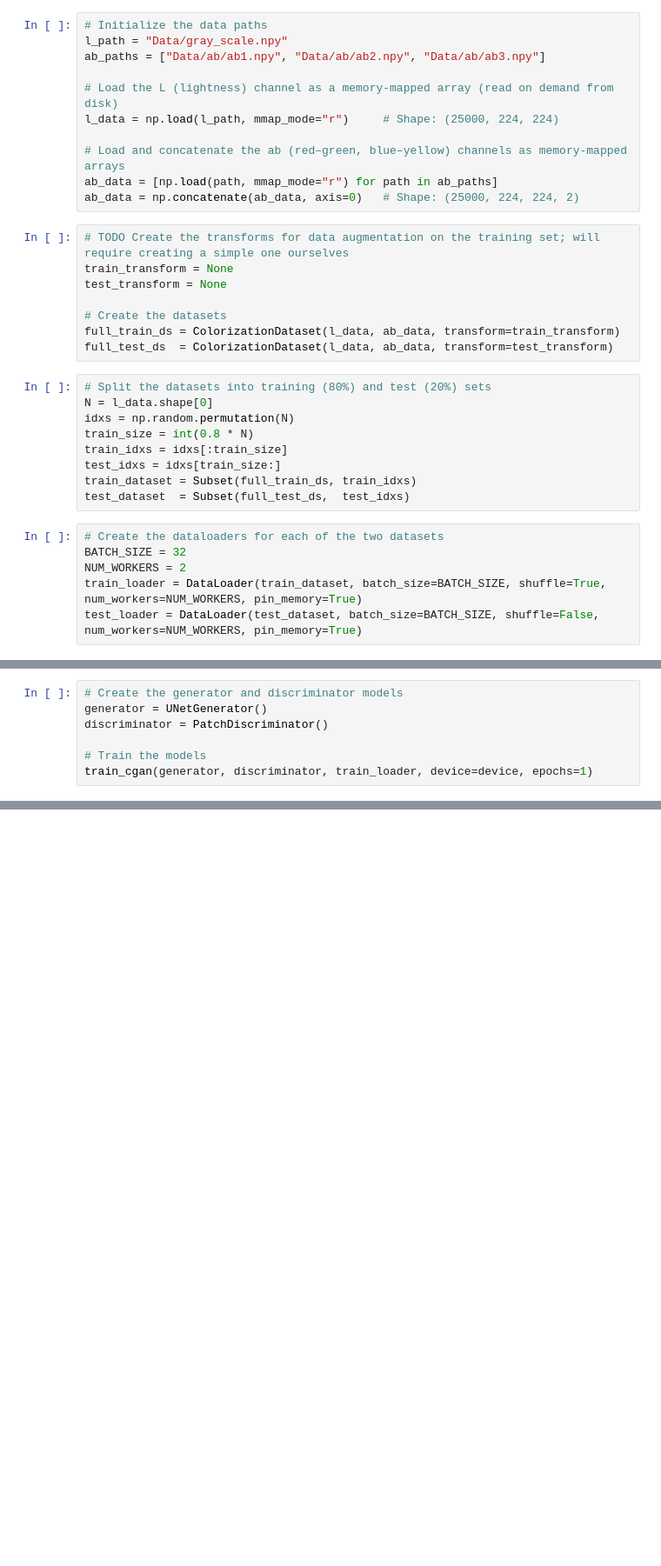
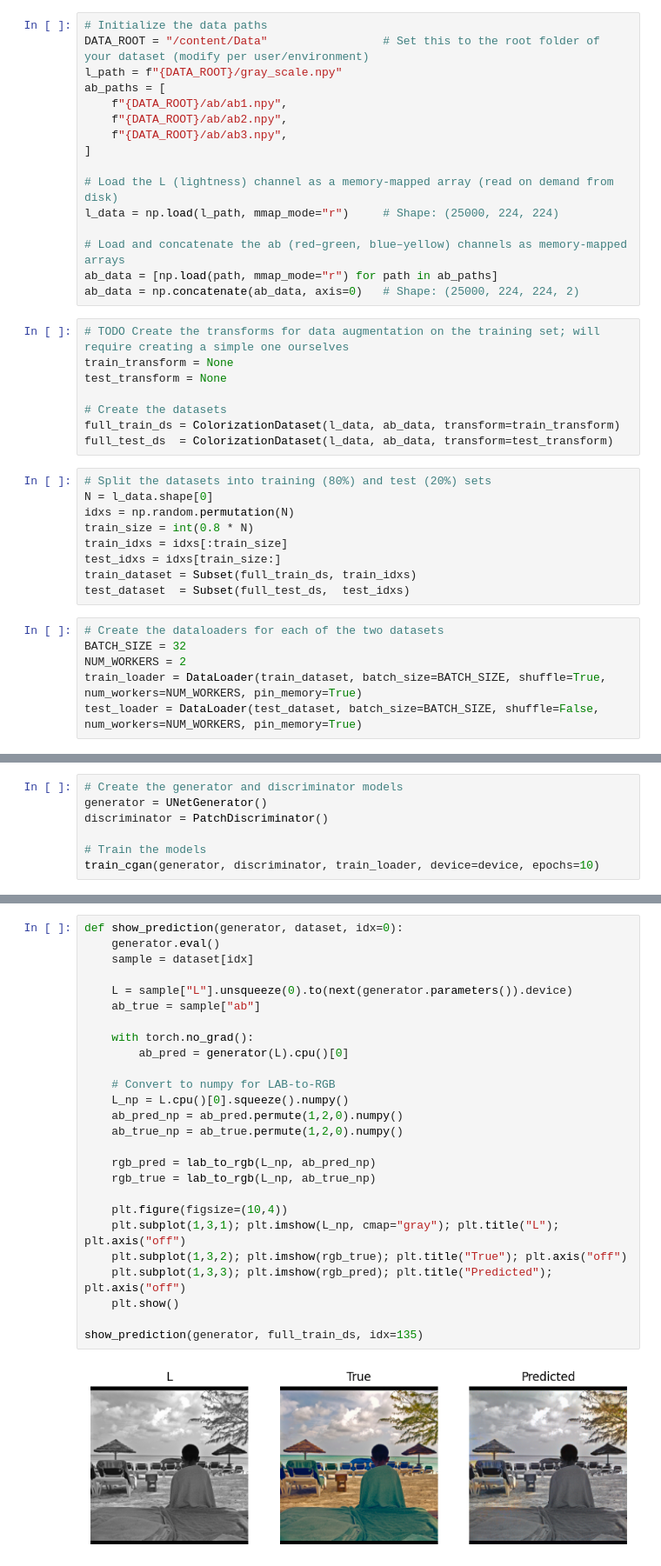
Before and after one commit to laura-anker/NN-FinalProject, a Jupyter notebook: main.ipynb, the cells around one changed output, grey strips where cells are left out. Shown at 87% size. Drawn from its saved outputs; the diff is of its cells as text; blank space fills up the shorter version.

```diff
--- a/main.ipynb
+++ b/main.ipynb
@@ -18,8 +22,13 @@ torch.manual_seed(SEED)
 torch.cuda.manual_seed_all(SEED)
 # %%
 # Initialize the data paths
-l_path = "Data/gray_scale.npy"
-ab_paths = ["Data/ab/ab1.npy", "Data/ab/ab2.npy", "Data/ab/ab3.npy"]
+DATA_ROOT = "/content/Data"                 # Set this to the root folder of your dataset (modify per user/environment)
+l_path = f"{DATA_ROOT}/gray_scale.npy"
+ab_paths = [
+    f"{DATA_ROOT}/ab/ab1.npy",
+    f"{DATA_ROOT}/ab/ab2.npy",
+    f"{DATA_ROOT}/ab/ab3.npy",
+]
 
 # Load the L (lightness) channel as a memory-mapped array (read on demand from disk)
 l_data = np.load(l_path, mmap_mode="r")     # Shape: (25000, 224, 224)
@@ -66,4 +77,4 @@ generator = UNetGenerator()
 discriminator = PatchDiscriminator()
 
 # Train the models
-train_cgan(generator, discriminator, train_loader, device=device, epochs=1)
+train_cgan(generator, discriminator, train_loader, device=device, epochs=10)
@@ -71,0 +92,28 @@ print(generator)
+# %%
+def show_prediction(generator, dataset, idx=0):
+    generator.eval()
+    sample = dataset[idx]
+
+    L = sample["L"].unsqueeze(0).to(next(generator.parameters()).device)
+    ab_true = sample["ab"]
+
+    with torch.no_grad():
+        ab_pred = generator(L).cpu()[0]
+
+    # Convert to numpy for LAB-to-RGB
+    L_np = L.cpu()[0].squeeze().numpy()
+    ab_pred_np = ab_pred.permute(1,2,0).numpy()
+    ab_true_np = ab_true.permute(1,2,0).numpy()
+
+    rgb_pred = lab_to_rgb(L_np, ab_pred_np)
+    rgb_true = lab_to_rgb(L_np, ab_true_np)
+
+    plt.figure(figsize=(10,4))
+    plt.subplot(1,3,1); plt.imshow(L_np, cmap="gray"); plt.title("L"); plt.axis("off")
+    plt.subplot(1,3,2); plt.imshow(rgb_true); plt.title("True"); plt.axis("off")
+    plt.subplot(1,3,3); plt.imshow(rgb_pred); plt.title("Predicted"); plt.axis("off")
+    plt.show()
+
+show_prediction(generator, full_train_ds, idx=135)
+# %% [output]
+[figure, added]
```
Also changed, not shown: parts of 5 cells of this notebook.
